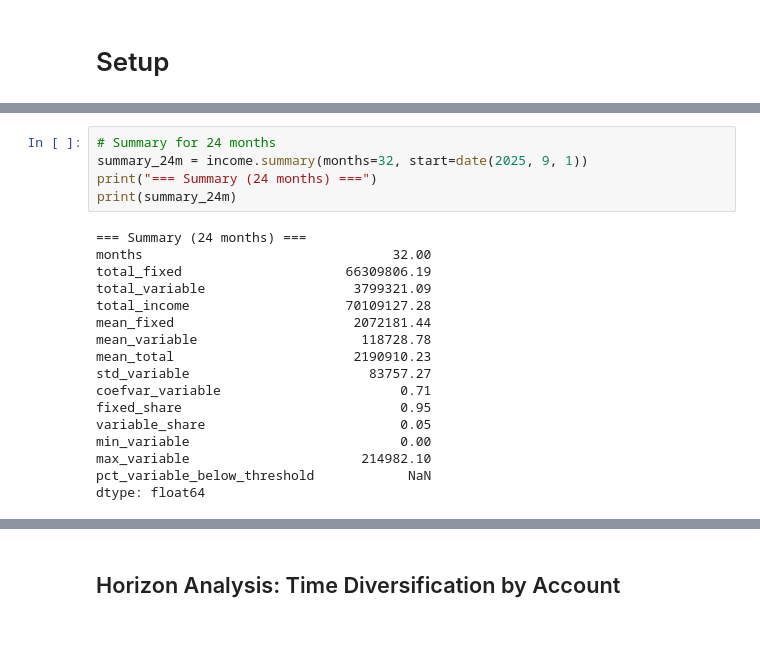
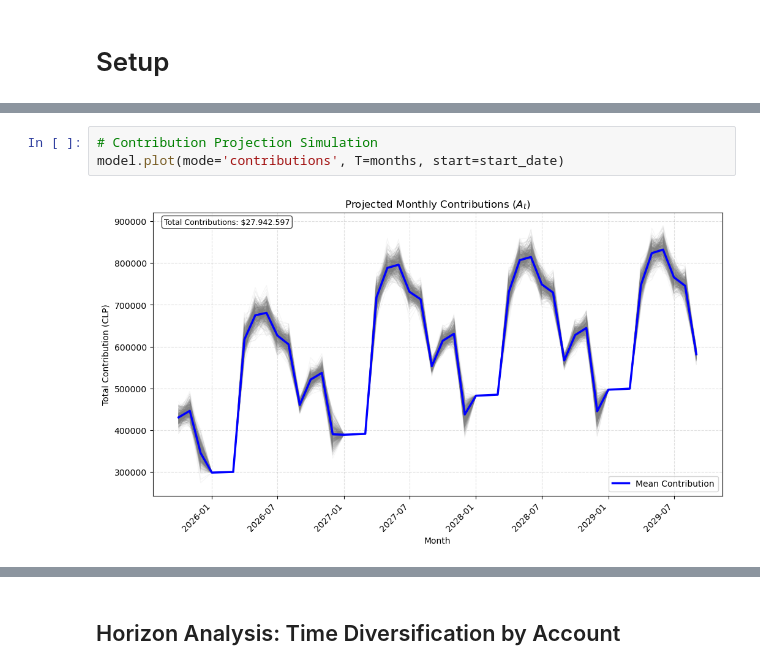
Before and after one commit to mfourier/fin-opt, a Jupyter notebook: notebooks/fin-opt_workflow.ipynb, the cells around one changed output, grey strips where cells are left out. Drawn from its saved outputs; the diff is of its cells as text; blank space fills up the shorter version.

```diff
--- a/notebooks/fin-opt_workflow.ipynb
+++ b/notebooks/fin-opt_workflow.ipynb
@@ -204,23 +178,6 @@ fig.tight_layout()
-# %%
-# Summary for 24 months
-summary_24m = income.summary(months=32, start=date(2025, 9, 1))
-print("=== Summary (24 months) ===")
-print(summary_24m)
-# %% [output]
-=== Summary (24 months) ===
-months                                32.00
-total_fixed                     66309806.19
-total_variable                   3799321.09
-total_income                    70109127.28
-mean_fixed                       2072181.44
-mean_variable                     118728.78
-mean_total                       2190910.23
-std_variable                       83757.27
-coefvar_variable                       0.71
-fixed_share                            0.95
-variable_share                         0.05
-min_variable                           0.00
-max_variable                      214982.10
-pct_variable_below_threshold            NaN
-dtype: float64
+# %%
+# Contribution Projection Simulation
+model.plot(mode='contributions', T=months, start=start_date)
+# %% [output]
+[figure, added]
 # %% [markdown]
```
Also changed, not shown: parts of 32 cells of this notebook, 3 other files.
